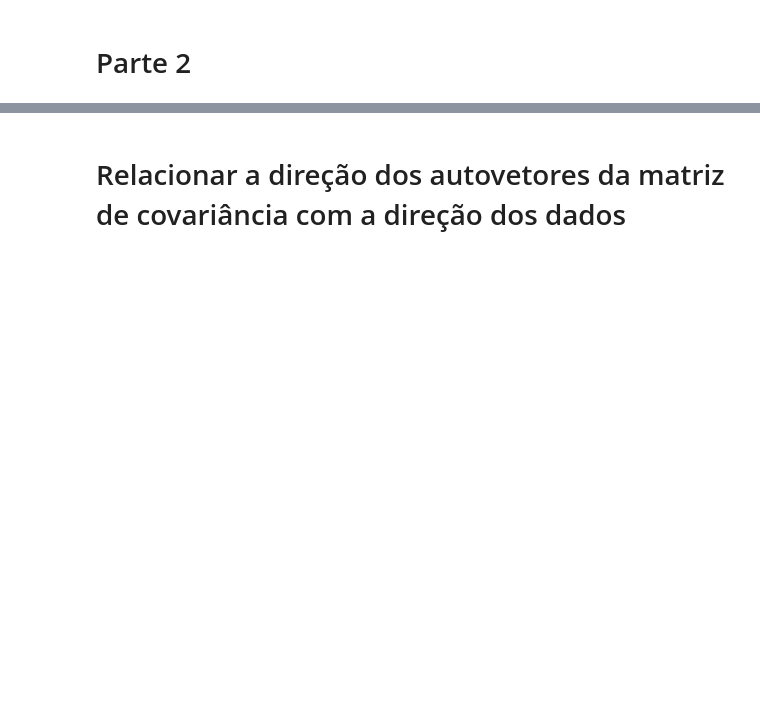
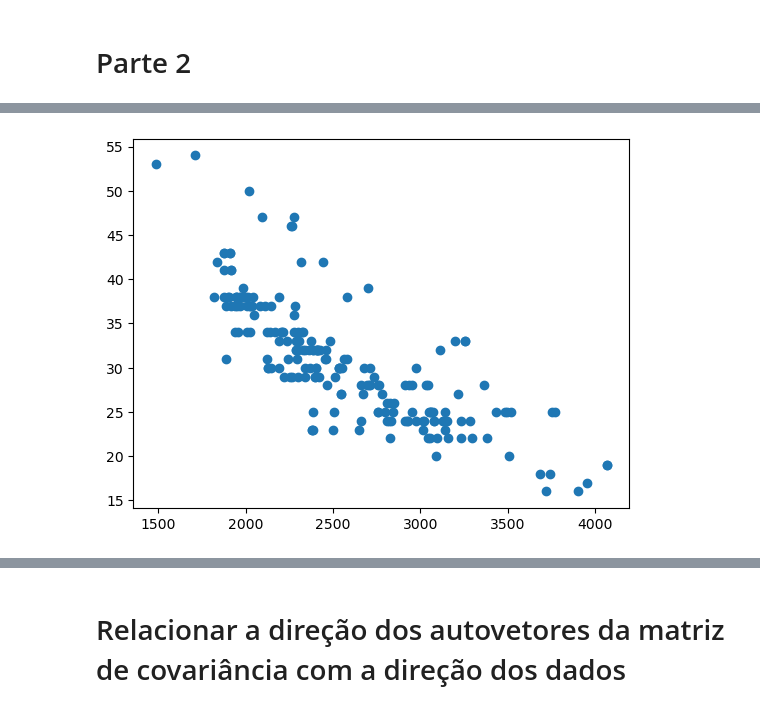
Before and after one commit to tiagoft/alglin, a Jupyter notebook: notebooks/05-autovetores_e_autovetores.ipynb, the cells around one changed output, grey strips where cells are left out. Cells and saved outputs as stored; diff of their text form; code cells hidden in the pictures; blank space fills up the shorter version.

```diff
--- a/notebooks/05-autovetores_e_autovetores.ipynb
+++ b/notebooks/05-autovetores_e_autovetores.ipynb
@@ -344,0 +376,9 @@ A = np.array([[0.81, 0.2], [-0.1,  1.1]]) # Depois da nova legislação, a nova
+# %%
+df = pd.read_csv('Automobile_data.csv')
+features = ["highway-mpg", "curb-weight"]
+df = df[features]
+plt.figure()
+plt.scatter(df['curb-weight'], df['highway-mpg'])
+plt.show()
+# %% [output]
+[figure, added]
```
Also changed, not shown: parts of 23 cells of this notebook.
